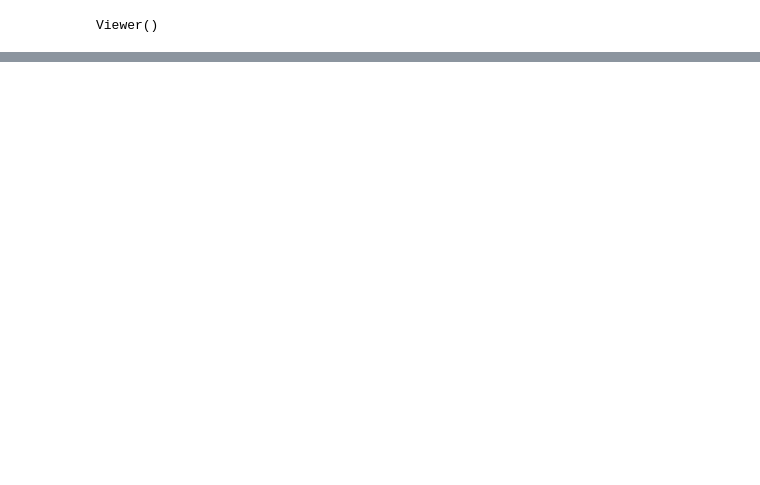
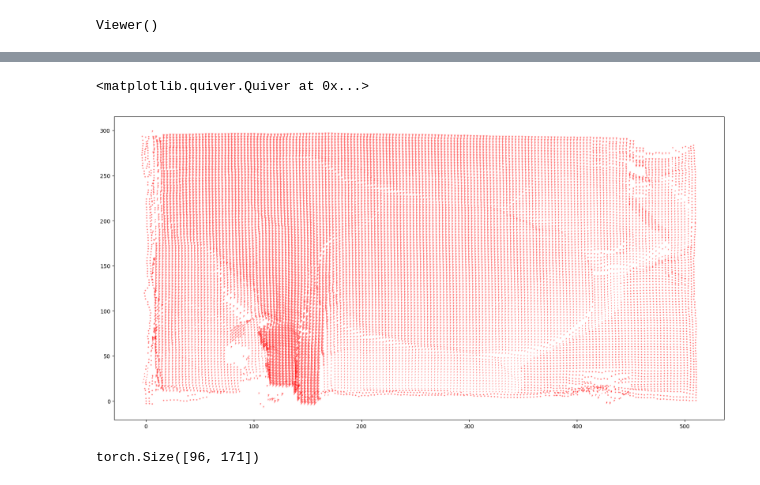
Before and after one commit to manel-ferreira-01/mast3r, a Jupyter notebook: demo.ipynb, the cells around one changed output, grey strips where cells are left out. Saved outputs shown, nothing was run; the diff lists cells and outputs as text; code cells hidden in the pictures; blank space fills up the shorter version.

```diff
--- a/demo.ipynb
+++ b/demo.ipynb
@@ -461,0 +571,28 @@ plt.show()
+# %%
+video_flow = []
+for idx_frame, pts3d in enumerate(imgs[1:10]):
+    pass
+
+    im1 = imgs[idx_frame-1]["img"].to(device)
+    im2 = imgs[idx_frame]["img"].to(device)
+
+    flow = raft(im1, im2)["final"].squeeze().permute(1,2,0)
+
+    #create a pixel grid
+    H, W = im1.shape[2:]
+    if idx_frame == 0:
+        grid = torch.meshgrid([torch.arange(H), torch.arange(W)])
+        grid = torch.stack(grid, dim=-1).to(device)
+
+    video_flow.append(flow.detach().cpu().numpy())
+    grid = grid + flow
+
+
+
+to_stack = torch.stack([torch.tensor(flow).squeeze() for flow in video_flow], dim=0)
+
+
+w = torch.reshape( torch.reshape( to_stack , (to_stack.shape[0], -1, 2) ).permute(2,0,1), (2, -1))
+
+U, S, V = np.linalg.svd(w.detach().cpu().numpy()[:, ::10] )#- obs_mat.mean(dim=0, keepdim=True).detach().cpu().numpy())
+plt.plot(S, "-x")
@@ -461,0 +663,17 @@ plt.show()
+# %%
+# display a subset of the flow field from the video_flow with a quiver plot
+
+plt.figure(figsize=(20, 10))
+#plt.imshow(img)
+
+# quiver plot of the quiver field
+
+plt.quiver(grid[::3,::3, 1].detach().cpu().numpy(), grid[::3,::3, 0].detach().cpu().numpy(),
+ flow[::3,::3, 1].detach().cpu().numpy(), flow[::3,::3, 0].detach().cpu().numpy(), color='r', alpha=0.5)
+# %% [output]
+<matplotlib.quiver.Quiver at 0x...>
+[figure, added]
+# %%
+flow[::3,::3, 0].shape
+# %% [output]
+torch.Size([96, 171])
```
Also changed, not shown: parts of 32 cells of this notebook, 2 other files.
